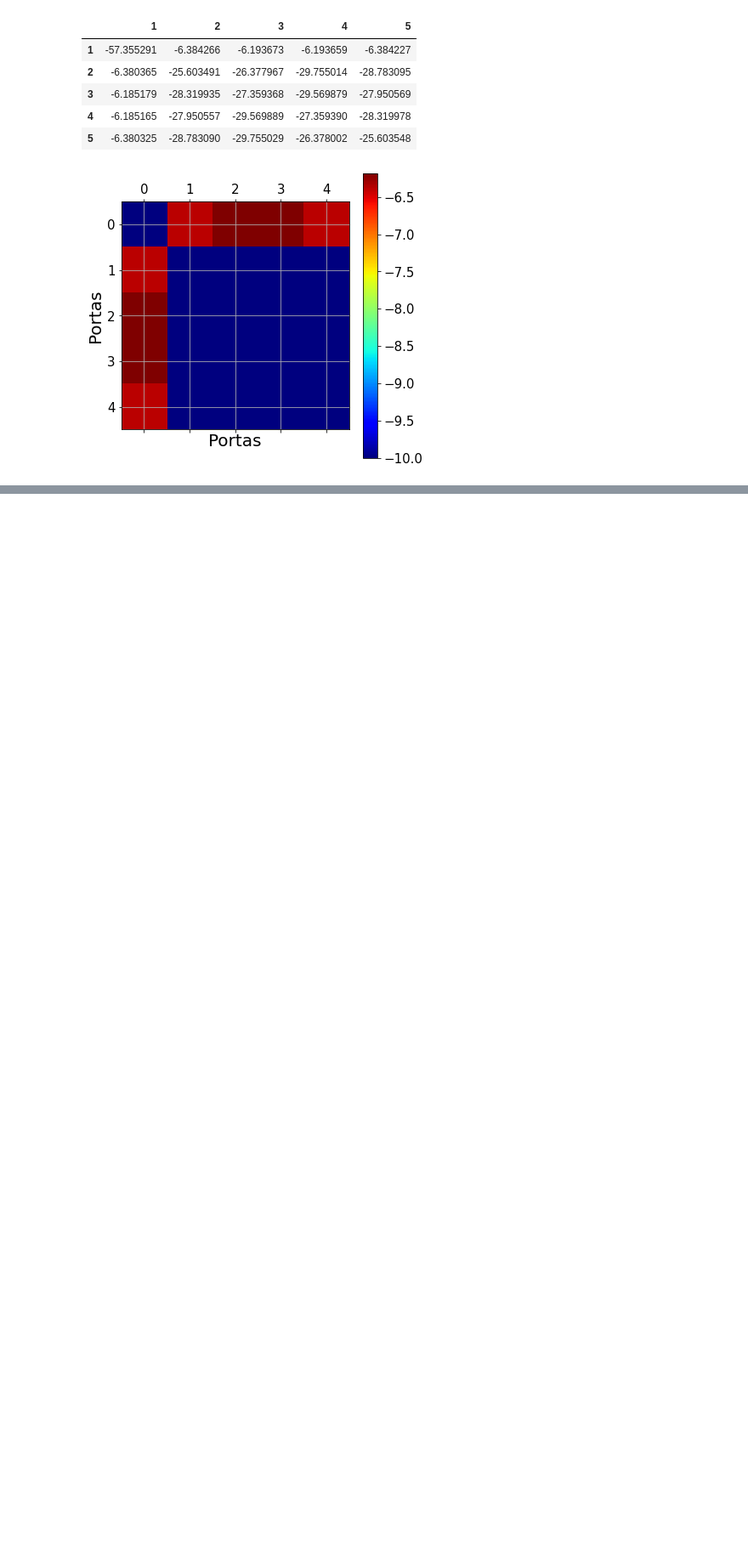
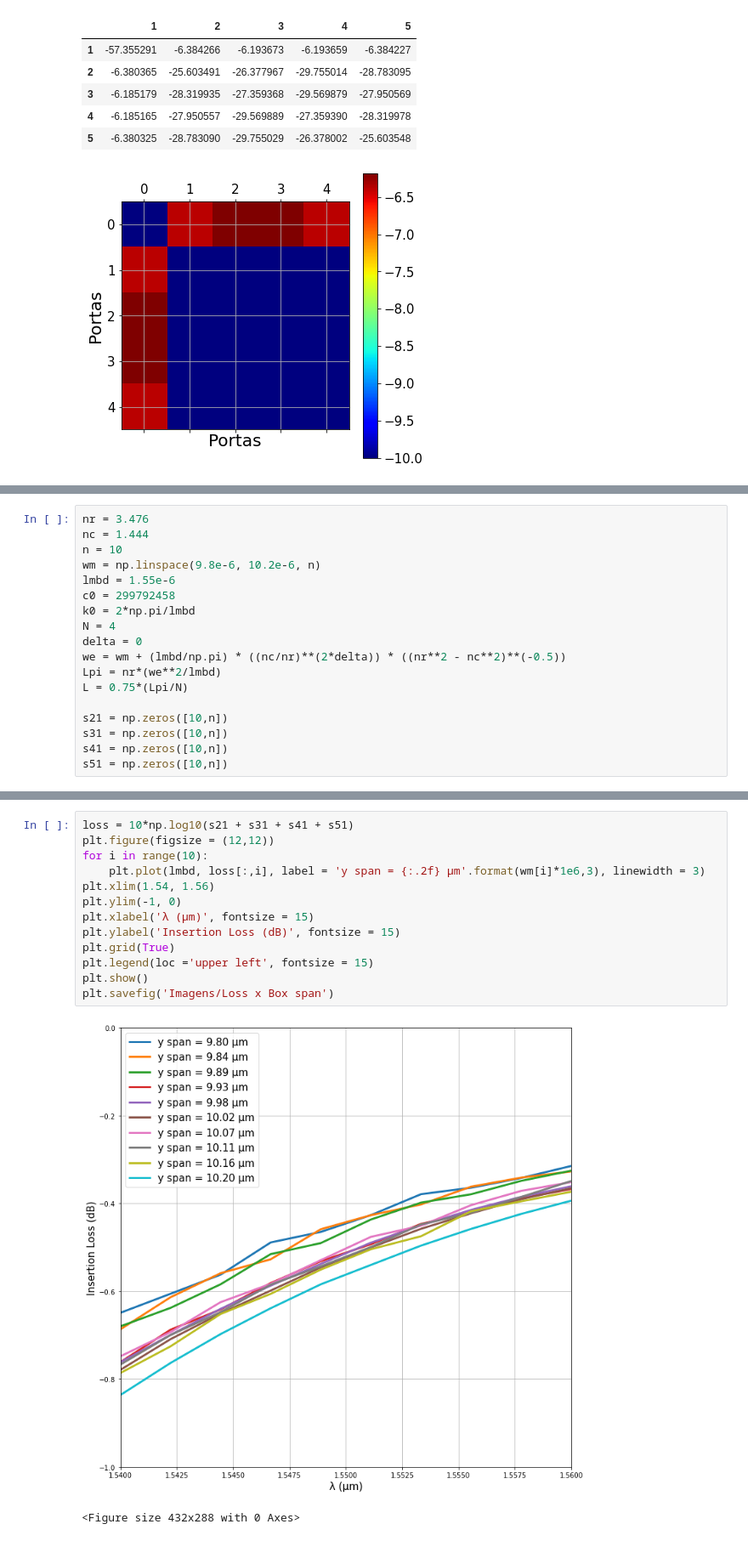
Before and after one commit to AndreyPaiva/Photonics, a Jupyter notebook: MMI.ipynb, the cells around one changed output, grey strips where cells are left out. Shown: that part at 85% size. Cells and saved outputs as stored; diff of their text form; blank space fills up the shorter version.

```diff
--- a/MMI.ipynb
+++ b/MMI.ipynb
@@ -489,0 +493,18 @@ df
+# %%
+nr = 3.476
+nc = 1.444
+n = 10
+wm = np.linspace(9.8e-6, 10.2e-6, n)
+lmbd = 1.55e-6
+c0 = 299792458
+k0 = 2*np.pi/lmbd
+N = 4
+delta = 0
+we = wm + (lmbd/np.pi) * ((nc/nr)**(2*delta)) * ((nr**2 - nc**2)**(-0.5))
+Lpi = nr*(we**2/lmbd)
+L = 0.75*(Lpi/N)
+
+s21 = np.zeros([10,n])
+s31 = np.zeros([10,n])
+s41 = np.zeros([10,n])
+s51 = np.zeros([10,n])
@@ -489,0 +573,16 @@ df
+# %%
+loss = 10*np.log10(s21 + s31 + s41 + s51)
+plt.figure(figsize = (12,12))
+for i in range(10):
+    plt.plot(lmbd, loss[:,i], label = 'y span = {:.2f} μm'.format(wm[i]*1e6,3), linewidth = 3)
+plt.xlim(1.54, 1.56)
+plt.ylim(-1, 0)
+plt.xlabel('λ (μm)', fontsize = 15)
+plt.ylabel('Insertion Loss (dB)', fontsize = 15)
+plt.grid(True)
+plt.legend(loc ='upper left', fontsize = 15)
+plt.show()
+plt.savefig('Imagens/Loss x Box span')
+# %% [output]
+[figure, added]
+<Figure size 432x288 with 0 Axes>
```
Also changed, not shown: parts of 9 cells of this notebook, 4 other files.
